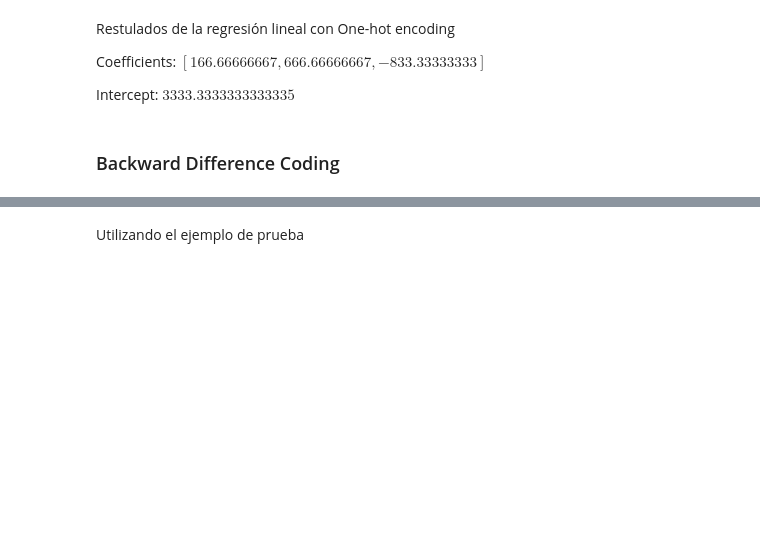
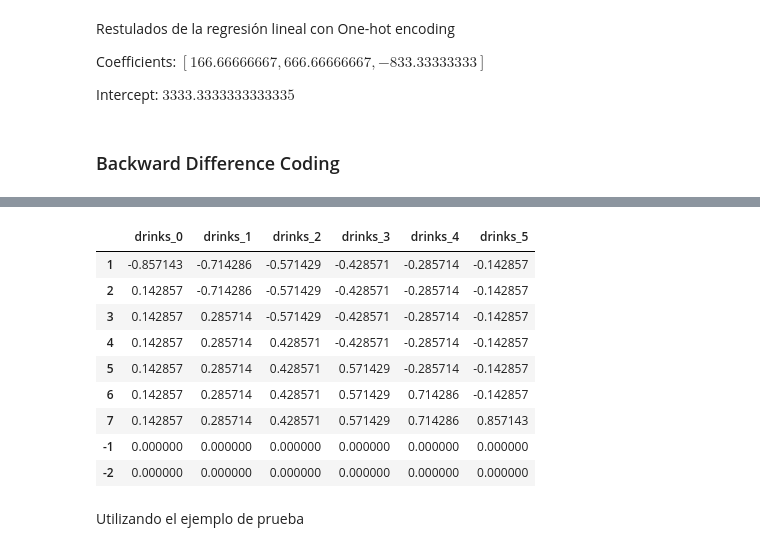
Before and after one commit to talend-Erick/Deploy_sentiment, a Jupyter notebook: DS6011_HT04.ipynb, the cells around one changed output, grey strips where cells are left out. Drawn from its saved outputs; the diff is of its cells as text; code cells hidden in the pictures; blank space fills up the shorter version.

```diff
--- a/DS6011_HT04.ipynb
+++ b/DS6011_HT04.ipynb
@@ -357,2 +449,15 @@ Intercept: $3333.3333333333335$
+# %%
+back_diff_enc.mapping[0]['mapping']
+# %% [output]
+|  | drinks_0 | drinks_1 | drinks_2 | drinks_3 | drinks_4 | drinks_5 |
+| 1 | -0.857143 | -0.714286 | -0.571429 | -0.428571 | -0.285714 | -0.142857 |
+| 2 | 0.142857 | -0.714286 | -0.571429 | -0.428571 | -0.285714 | -0.142857 |
+| 3 | 0.142857 | 0.285714 | -0.571429 | -0.428571 | -0.285714 | -0.142857 |
+| 4 | 0.142857 | 0.285714 | 0.428571 | -0.428571 | -0.285714 | -0.142857 |
+| 5 | 0.142857 | 0.285714 | 0.428571 | 0.571429 | -0.285714 | -0.142857 |
+| 6 | 0.142857 | 0.285714 | 0.428571 | 0.571429 | 0.714286 | -0.142857 |
+| 7 | 0.142857 | 0.285714 | 0.428571 | 0.571429 | 0.714286 | 0.857143 |
+| -1 | 0.000000 | 0.000000 | 0.000000 | 0.000000 | 0.000000 | 0.000000 |
+| -2 | 0.000000 | 0.000000 | 0.000000 | 0.000000 | 0.000000 | 0.000000 |
 # %% [markdown]
 Utilizando el ejemplo de prueba
```
Also changed, not shown: parts of 54 cells of this notebook.
